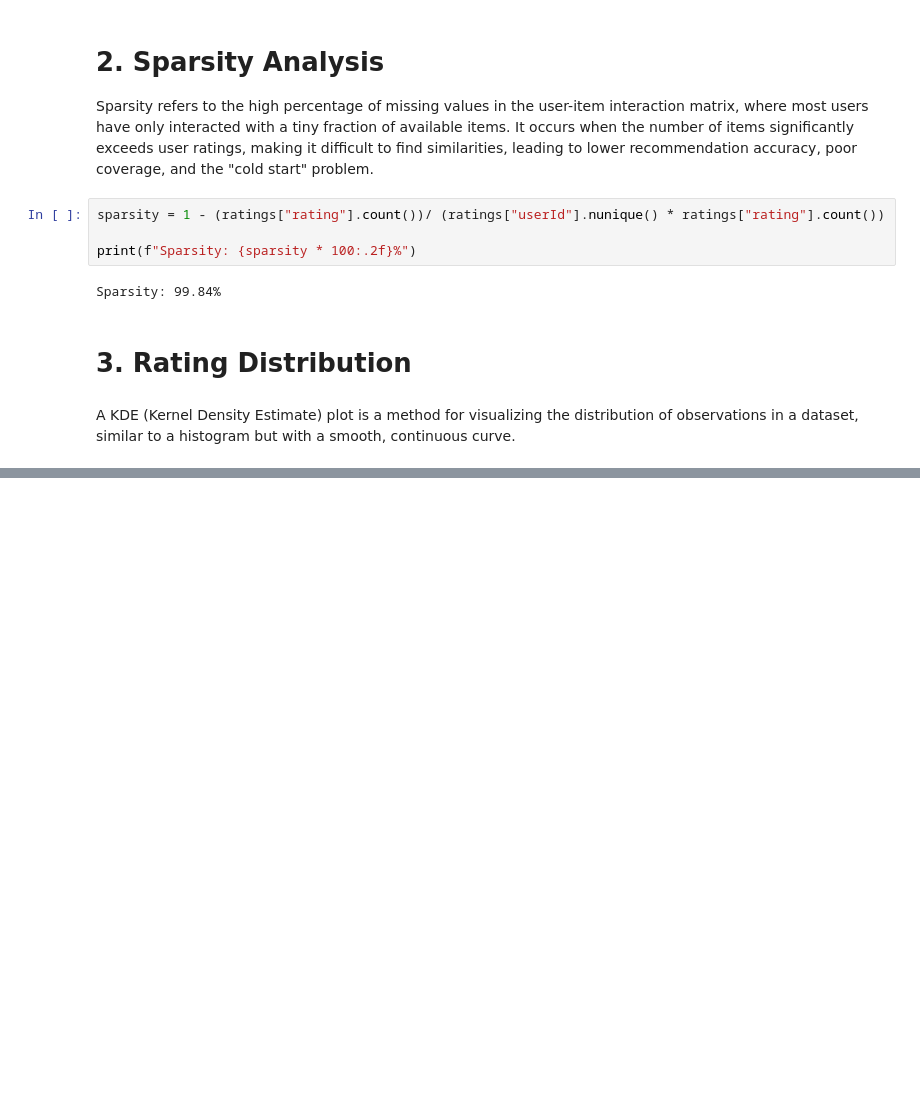
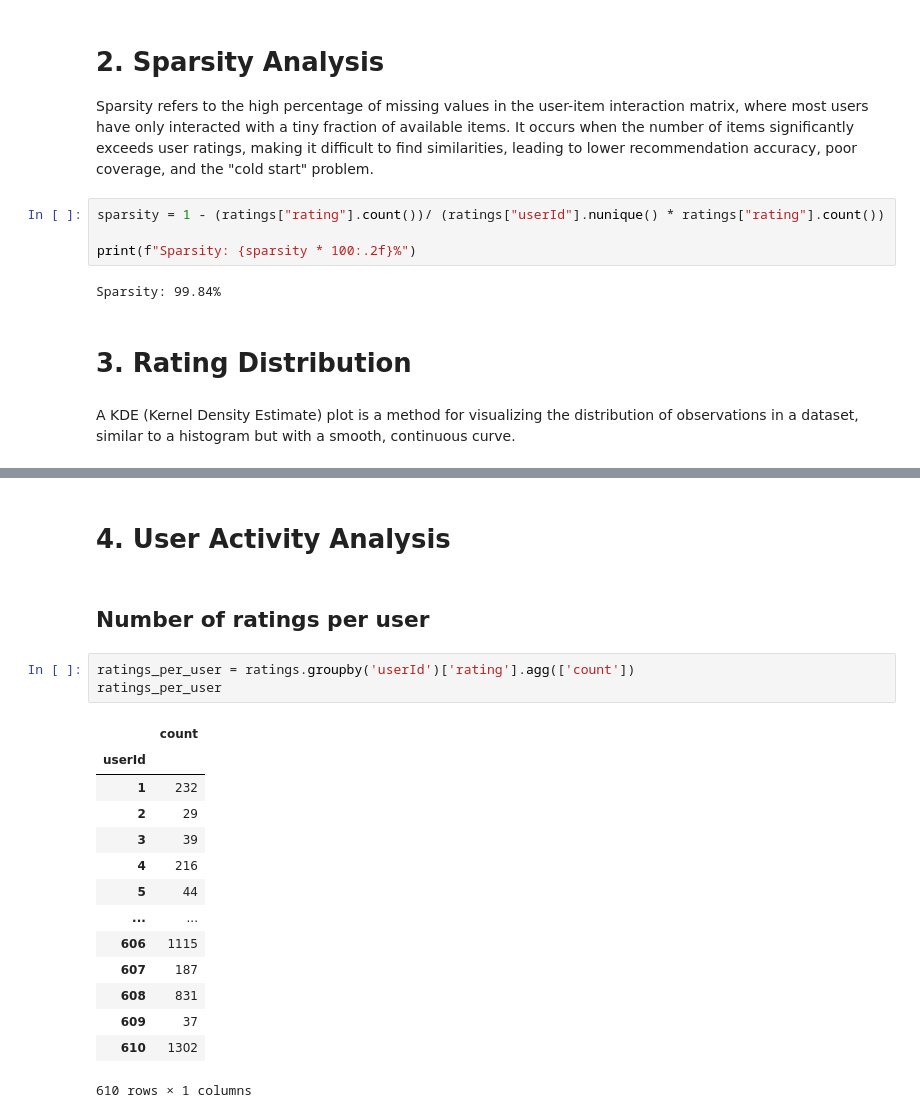
Before and after one commit to bhaskrr/next-gen-recommenders, a Jupyter notebook: notebooks/01_eda.ipynb, the cells around one changed output, grey strips where cells are left out. Saved outputs shown, nothing was run; the diff lists cells and outputs as text; blank space fills up the shorter version.

```diff
--- a/notebooks/01_eda.ipynb
+++ b/notebooks/01_eda.ipynb
@@ -128,3 +127,25 @@ plt.ylabel('Count')
 plt.show()
 # %% [output]
 [figure]
+# %% [markdown]
+# 4. User Activity Analysis
+# %% [markdown]
+## Number of ratings per user
+# %%
+ratings_per_user = ratings.groupby('userId')['rating'].agg(['count'])
+ratings_per_user
+# %% [output]
+|  | count |
+| userId |  |
+| 1 | 232 |
+| 2 | 29 |
+| 3 | 39 |
+| 4 | 216 |
+| 5 | 44 |
+| ... | ... |
+| 606 | 1115 |
+| 607 | 187 |
+| 608 | 831 |
+| 609 | 37 |
+| 610 | 1302 |
+610 rows × 1 columns
```
Also changed, not shown: parts of 6 cells of this notebook.
